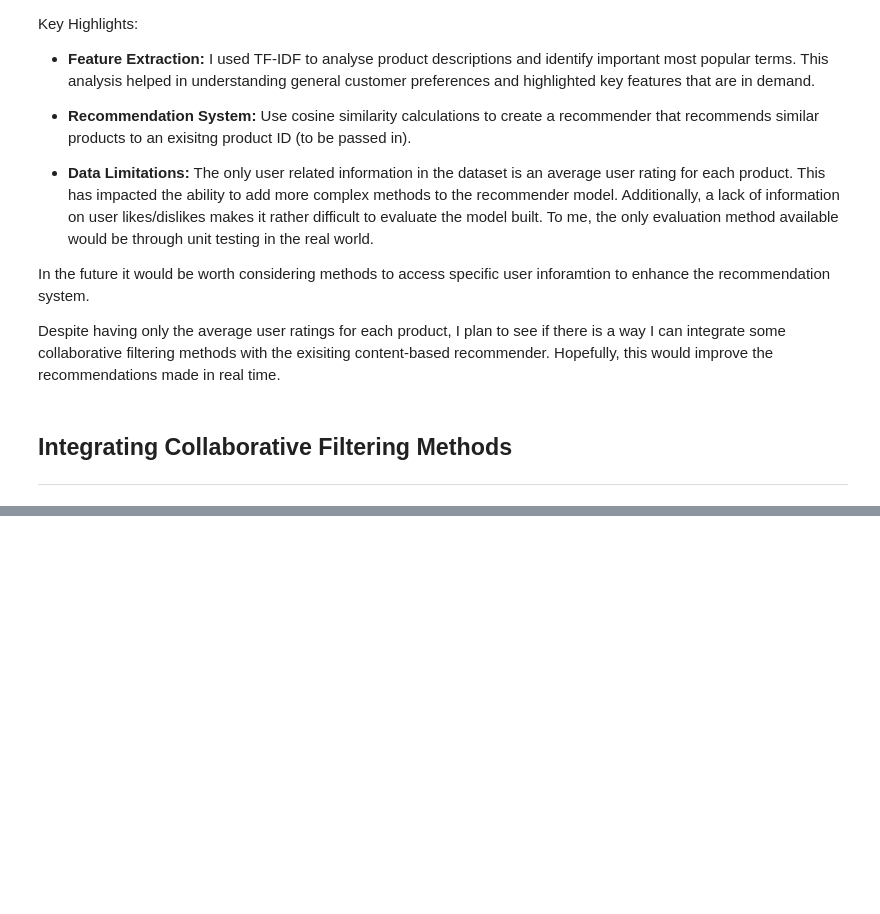
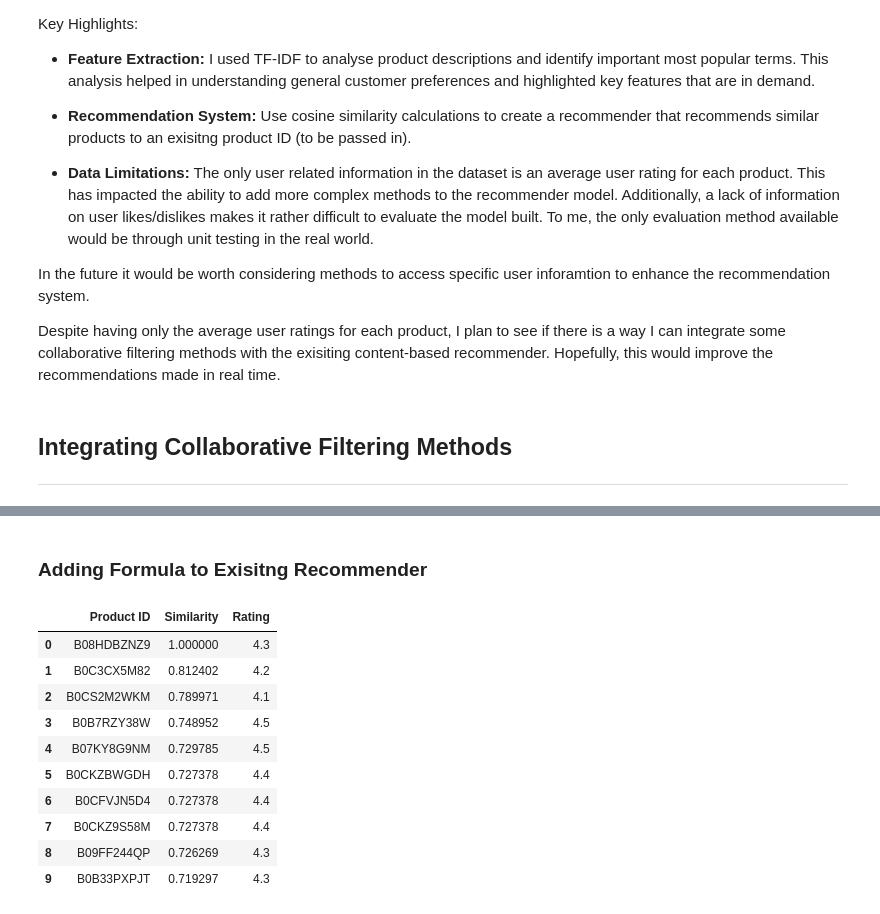
Before and after one commit to simrenbasra/Sound-Decisions, a Jupyter notebook: notebooks/03_recommendations/01-recommender.ipynb, the cells around one changed output, grey strips where cells are left out. Drawn from its saved outputs; the diff is of its cells as text; code cells hidden in the pictures; blank space fills up the shorter version.

```diff
--- a/notebooks/03_recommendations/01-recommender.ipynb
+++ b/notebooks/03_recommendations/01-recommender.ipynb
@@ -274,0 +307,2 @@ Despite having only the average user ratings for each product, I plan to see if
+# %% [markdown]
+### Adding Formula to Exisitng Recommender
@@ -274,0 +327,14 @@ Despite having only the average user ratings for each product, I plan to see if
+# %%
+content_recommender('B08HDBZNZ9',cosine_sim)
+# %% [output]
+|  | Product ID | Similarity | Rating |
+| 0 | B08HDBZNZ9 | 1.000000 | 4.3 |
+| 1 | B0C3CX5M82 | 0.812402 | 4.2 |
+| 2 | B0CS2M2WKM | 0.789971 | 4.1 |
+| 3 | B0B7RZY38W | 0.748952 | 4.5 |
+| 4 | B07KY8G9NM | 0.729785 | 4.5 |
+| 5 | B0CKZBWGDH | 0.727378 | 4.4 |
+| 6 | B0CFVJN5D4 | 0.727378 | 4.4 |
+| 7 | B0CKZ9S58M | 0.727378 | 4.4 |
+| 8 | B09FF244QP | 0.726269 | 4.3 |
+| 9 | B0B33PXPJT | 0.719297 | 4.3 |
```
Also changed, not shown: parts of 12 cells of this notebook.
